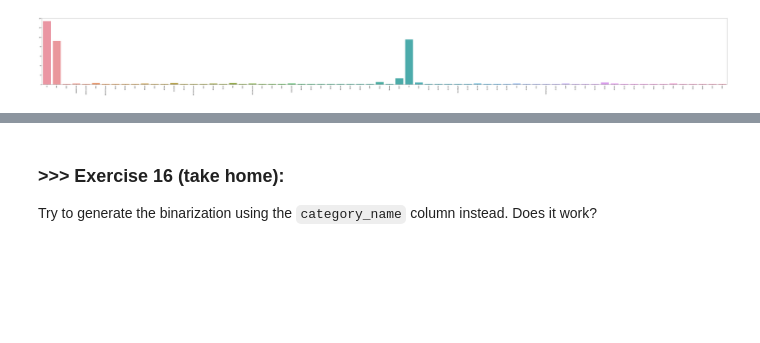
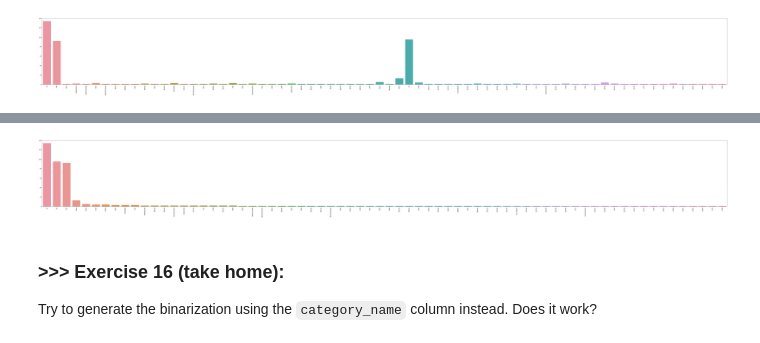
Before and after one commit to 3DebbieChen9/DM2020-Lab1-Homework1, a Jupyter notebook: DM2020_Lab1_Homework.ipynb, the cells around one changed output, grey strips where cells are left out. Cells and saved outputs as stored; diff of their text form; code cells hidden in the pictures; blank space fills up the shorter version.

```diff
--- a/DM2020_Lab1_Homework.ipynb
+++ b/DM2020_Lab1_Homework.ipynb
@@ -930,3 +928,18 @@ Additionally, you can attempt to sort the terms on the `x-axis` by frequency ins
+# %%
+# Answer here
+plt.subplots(figsize=(100, 10))
+def sortFunc(T):
+  return T[1]
+mergedData = list(zip(count_vect.get_feature_names()[:70], term_frequencies[:70]))
+mergedData.sort(reverse=True, key=sortFunc)
+unmergedData = [[i for i, j in mergedData], [j for i, j in mergedData]]
+
+
+g = sns.barplot(x=unmergedData[0],
+            y=unmergedData[1])
+g.set_xticklabels(unmergedData[0], rotation = 90);
+# %% [output]
+[figure, added]
 # %% [markdown]
 ### >>> **Exercise 16 (take home):**
 Try to generate the binarization using the `category_name` column instead. Does it work?
```
Also changed, not shown: parts of 3 cells of this notebook.
